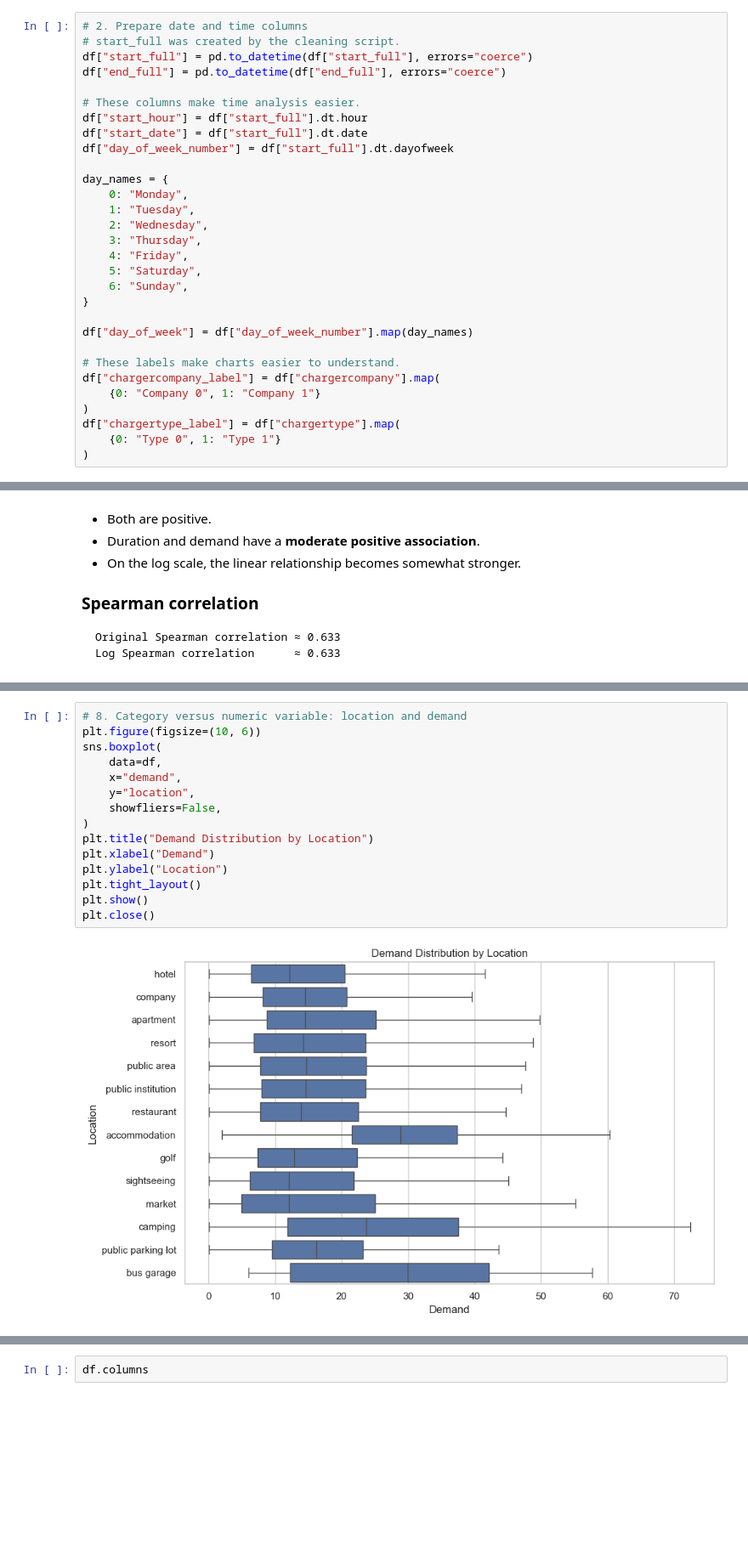
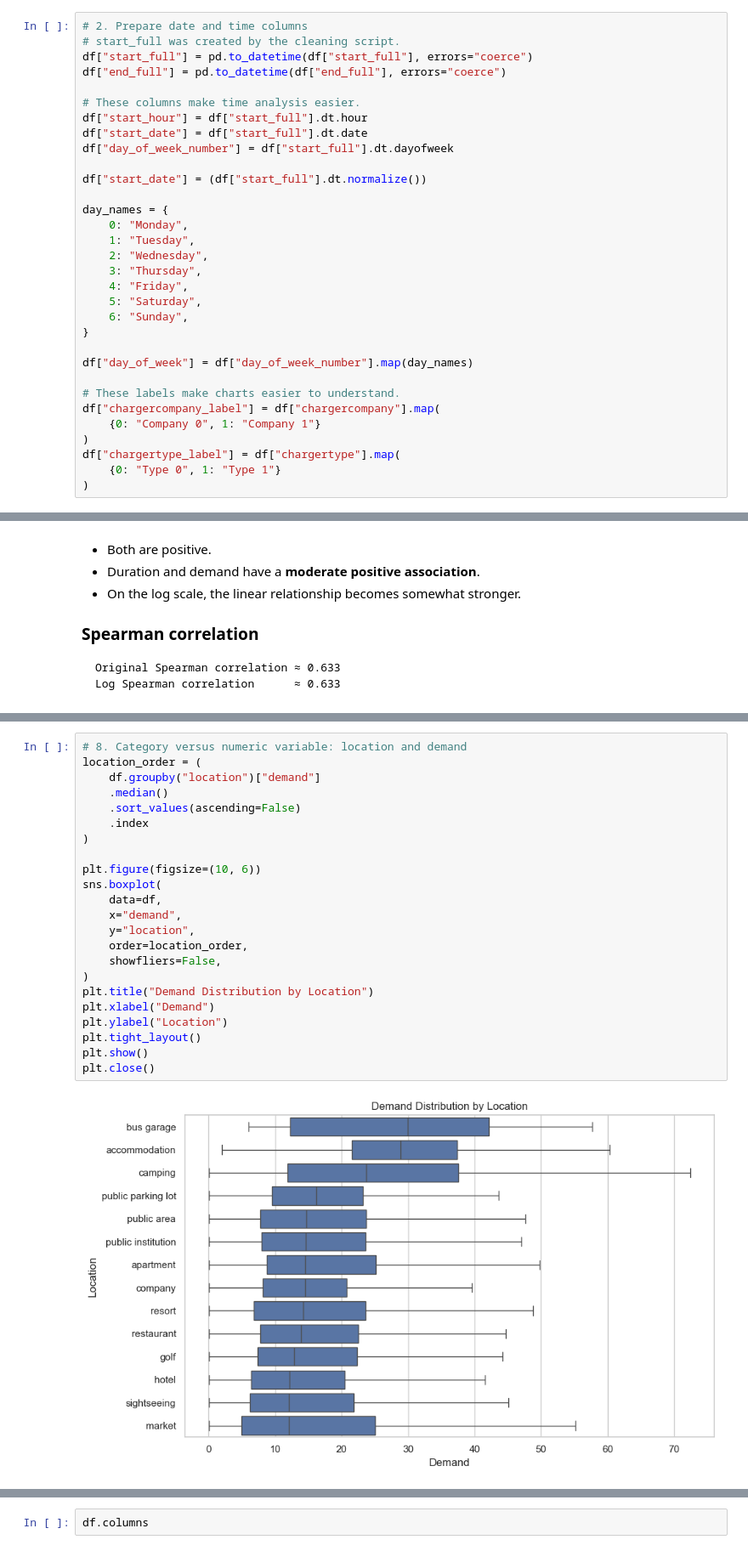
Before and after one commit to pavi31guvi/EV-Charging-Demand-Prediction-and-Usage-Pattern-Analysis-, a Jupyter notebook: EDA.ipynb, the cells around one changed output, grey strips where cells are left out. Shown at 85% size. Drawn from its saved outputs; the diff is of its cells as text; blank space fills up the shorter version.

```diff
--- a/EDA.ipynb
+++ b/EDA.ipynb
@@ -52,6 +42,8 @@ df["end_full"] = pd.to_datetime(df["end_full"], errors="coerce")
 df["start_hour"] = df["start_full"].dt.hour
 df["start_date"] = df["start_full"].dt.date
 df["day_of_week_number"] = df["start_full"].dt.dayofweek
+
+df["start_date"] = (df["start_full"].dt.normalize())
 
 day_names = {
     0: "Monday",
@@ -597,20 +598,28 @@ The log plots compress extreme values and make category-level distribution diffe
 # %%
 # 8. Category versus numeric variable: location and demand
+location_order = (
+    df.groupby("location")["demand"]
+    .median()
+    .sort_values(ascending=False)
+    .index
+)
+
 plt.figure(figsize=(10, 6))
 sns.boxplot(
     data=df,
     x="demand",
     y="location",
+    order=location_order,
     showfliers=False,
 )
 plt.title("Demand Distribution by Location")
 plt.xlabel("Demand")
 plt.ylabel("Location")
 plt.tight_layout()
 plt.show()
 plt.close()
 # %% [output]
-[figure, old version]
+[figure, new version]
 # %% [markdown]
 ## 4.4 Charger Type and Charger Company vs Duration/Demand
 
```
Also changed, not shown: parts of 47 cells of this notebook, 5 other files.
